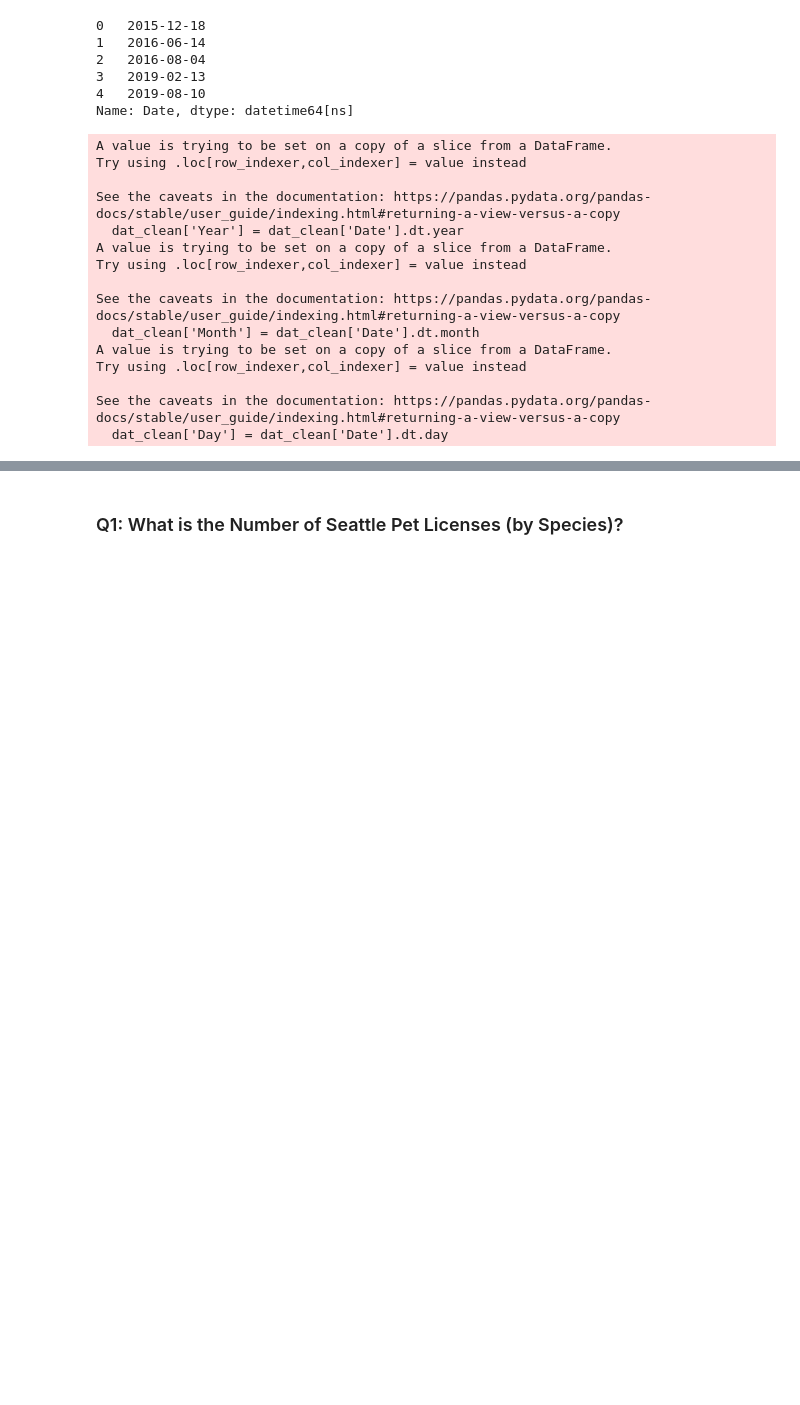
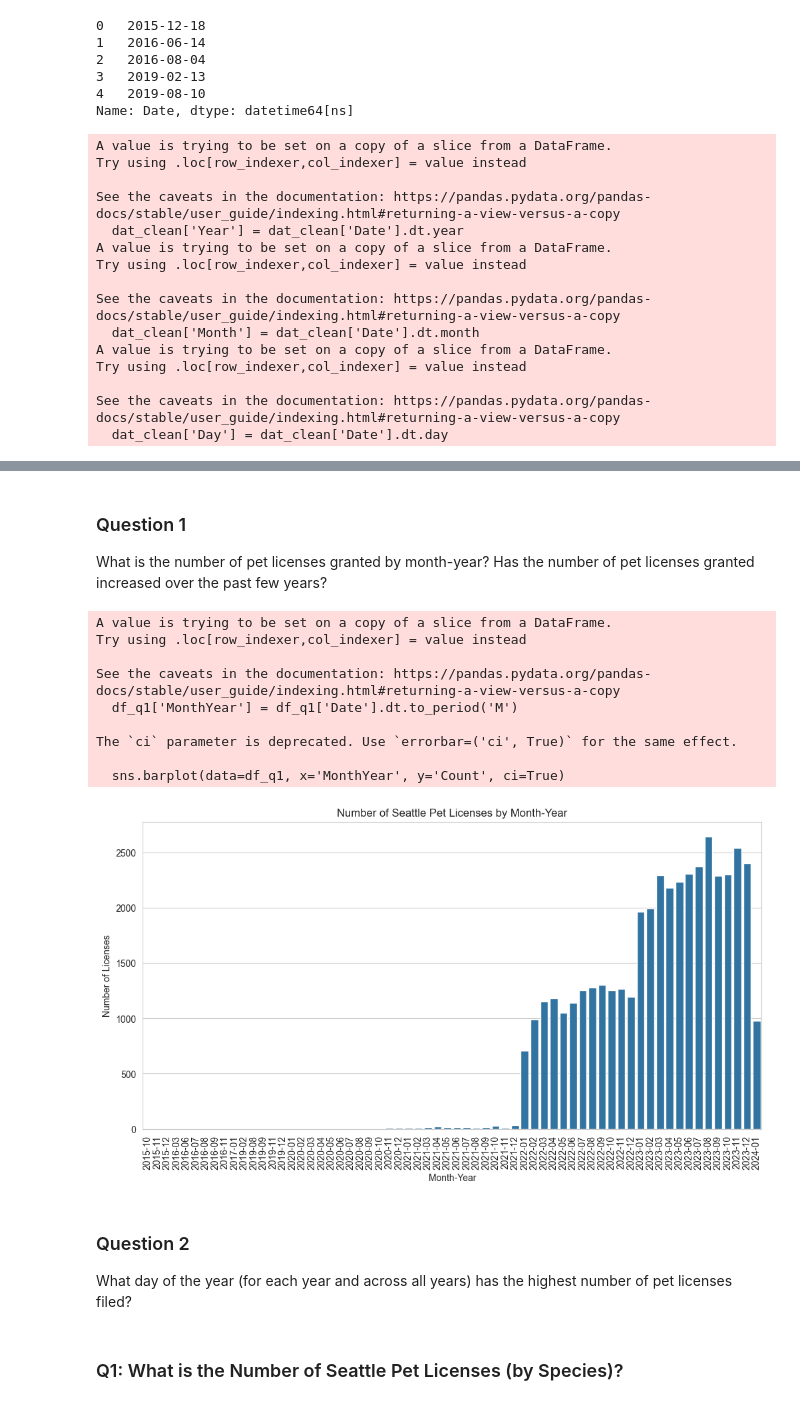
Before and after one commit to Tyler-Bonnell/Seattle-Pet-License-Analysis, a Jupyter notebook: Seattle_Pet_Analysis.ipynb, the cells around one changed output, grey strips where cells are left out. Saved outputs shown, nothing was run; the diff lists cells and outputs as text; code cells hidden in the pictures; blank space fills up the shorter version.

Commit message:
Add Question list, answer Q1

```diff
--- a/Seattle_Pet_Analysis.ipynb
+++ b/Seattle_Pet_Analysis.ipynb
@@ -111,3 +121,44 @@ See the caveats in the documentation: https://pandas.pydata.org/pandas-docs/stab
+# %%
+sns.set_style("whitegrid")
+# %% [markdown]
+### Question 1
+What is the number of pet licenses granted by month-year? Has the number of pet licenses granted increased over the past few years?
+# %%
+df_q1 = dat_clean
+
+# Create Date-Month Variable
+df_q1['MonthYear'] = df_q1['Date'].dt.to_period('M')
+
+
+# Count Pet License by DateMonth
+df_q1 = df_q1.groupby('MonthYear').size().reset_index(name='Count')
+
+# Create Seaborn Bar Plot
+plt.figure(figsize=(12, 6)) # Set figure size
+
+sns.barplot(data=df_q1, x='MonthYear', y='Count', ci=True)
+
+## Configure Titles & Axes
+plt.title('Number of Seattle Pet Licenses by Month-Year')
+plt.xlabel('Month-Year')
+plt.ylabel('Number of Licenses')
+plt.xticks(rotation=90)
+
+plt.show()
+# %% [output]
+A value is trying to be set on a copy of a slice from a DataFrame.
+Try using .loc[row_indexer,col_indexer] = value instead
+
+See the caveats in the documentation: https://pandas.pydata.org/pandas-docs/stable/user_guide/indexing.html#returning-a-view-versus-a-copy
+  df_q1['MonthYear'] = df_q1['Date'].dt.to_period('M')
+
+The `ci` parameter is deprecated. Use `errorbar=('ci', True)` for the same effect.
+
+  sns.barplot(data=df_q1, x='MonthYear', y='Count', ci=True)
+[figure, added]
+# %% [markdown]
+### Question 2
+What day of the year (for each year and across all years) has the highest number of pet licenses filed?
 # %%
 # Define Custom Functions
 
```
Also changed, not shown: parts of 3 cells of this notebook.
